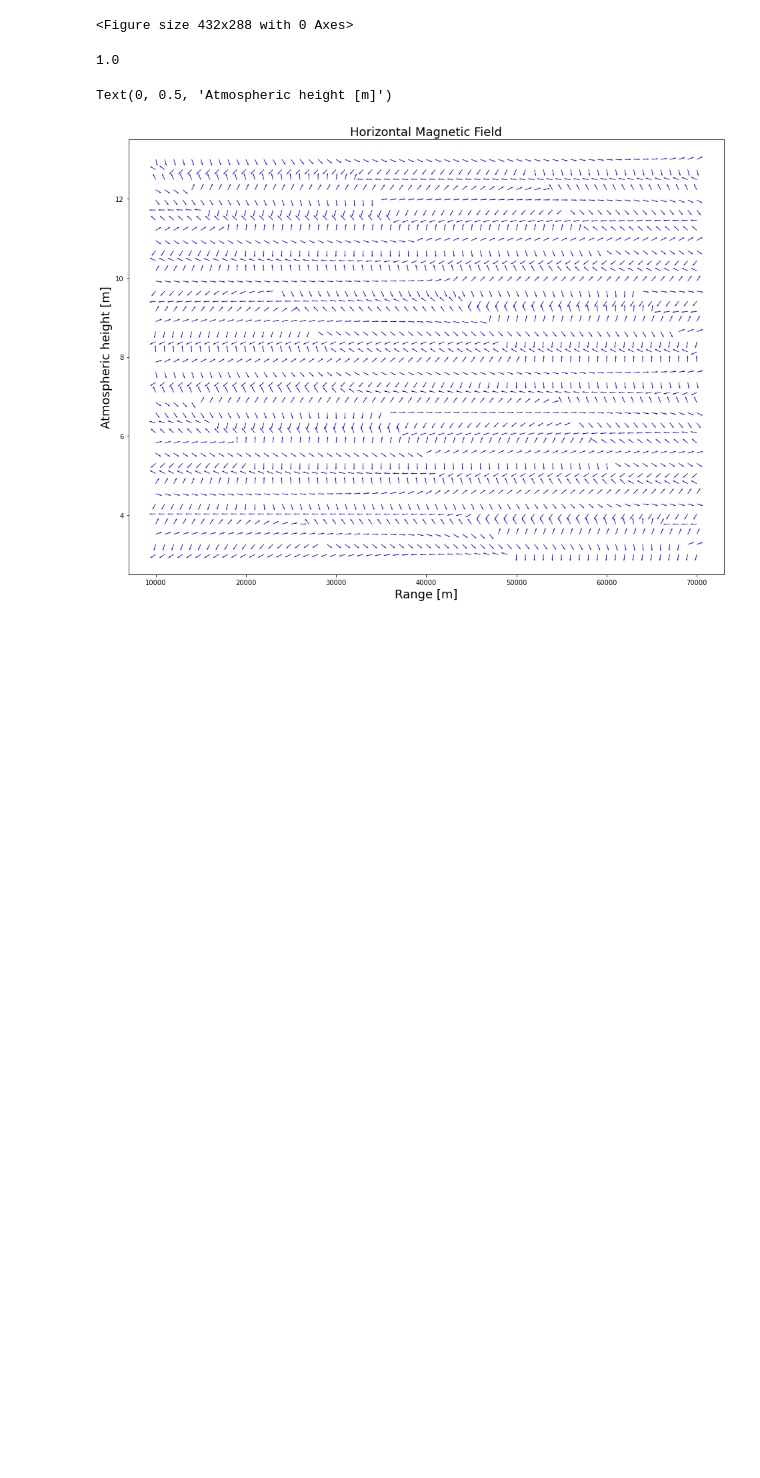
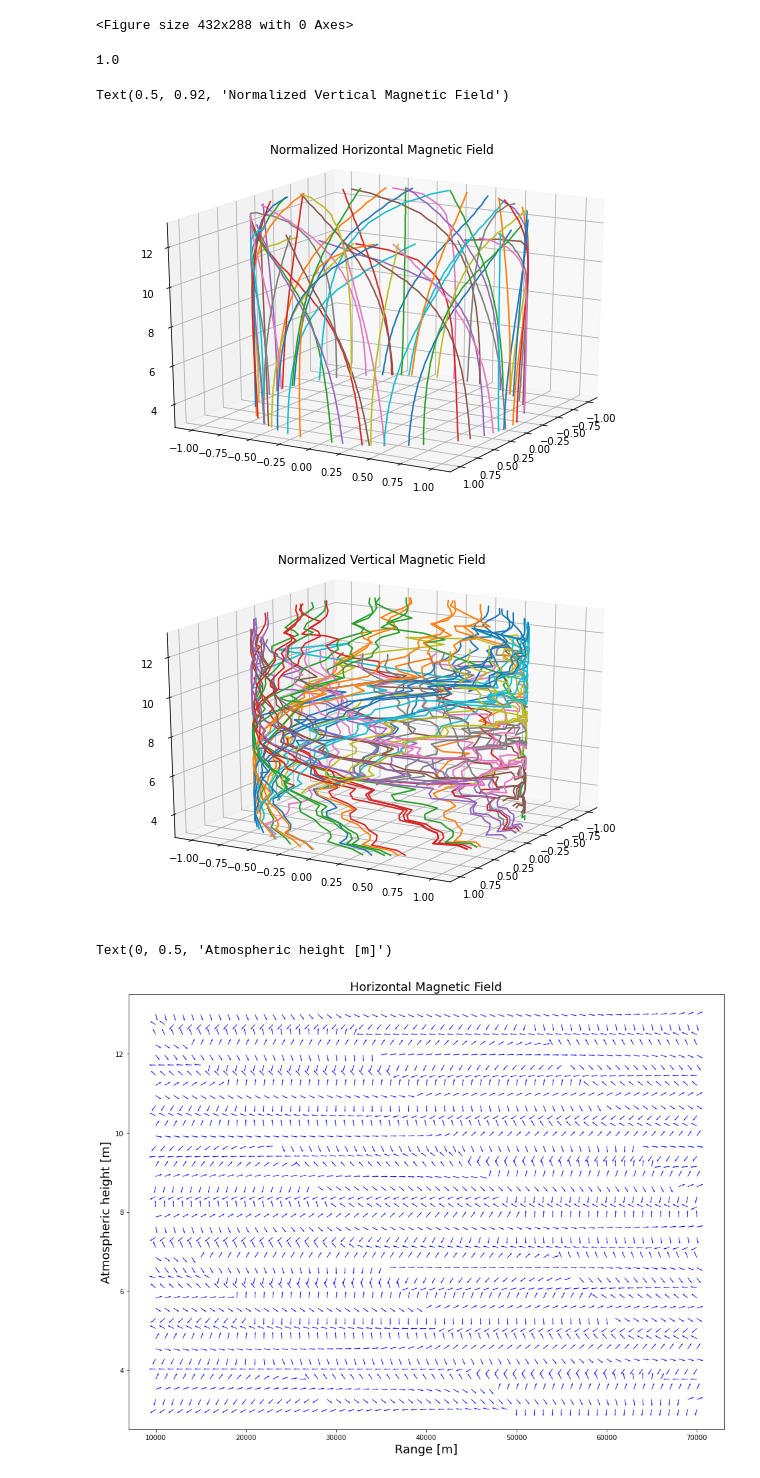
Before and after one commit to RodericGuigoCorominas/PIC-Math-Workshop-on-Data-Science-2022, a Jupyter notebook: CaseStudy_3_NeuralNetwork.ipynb, the cells around one changed output. Saved outputs shown, nothing was run; the diff lists cells and outputs as text; code cells hidden in the pictures; blank space fills up the shorter version.

Commit message:
Found error results with complex number normalization

```diff
--- a/CaseStudy_3_NeuralNetwork.ipynb
+++ b/CaseStudy_3_NeuralNetwork.ipynb
@@ -240,4 +240,33 @@ for k in range(Xraw.shape[0]):
 np.linalg.norm( X_normed[100, [100, 140]] )
 # %% [output]
 1.0
+# %%
+# Plot measurements as complex numbers on the unit circle
+fig_h = plt.figure(figsize = (10, 7))
+ax_h = plt.axes(projection ="3d")
+
+# Loop over the y_range
+# Horizontal field
+for k in range(0, numranges, 20):
+
+  ax_h.plot(X_normed[k, 0:40], X_normed[k, 40:80], np.linspace(3, 13, 40))
+
+ax_h.view_init(20, 30)
+plt.title("Normalized Horizontal Magnetic Field")
+
+# Vertical field
+fig_v = plt.figure(figsize = (10, 7))
+ax_v = plt.axes(projection ="3d")
+
+# Creating plot
+for k in range(0, numranges, 20):
+
+  ax_v.plot(X_normed[k, 80:120], X_normed[k, 120:], np.linspace(3, 13, 40))
+
+ax_v.view_init(20, 30)
+plt.title("Normalized Vertical Magnetic Field")
+# %% [output]
+Text(0.5, 0.92, 'Normalized Vertical Magnetic Field')
+[figure, added]
+[figure, added]
 # %%
```
Also changed, not shown: parts of 8 cells of this notebook.
